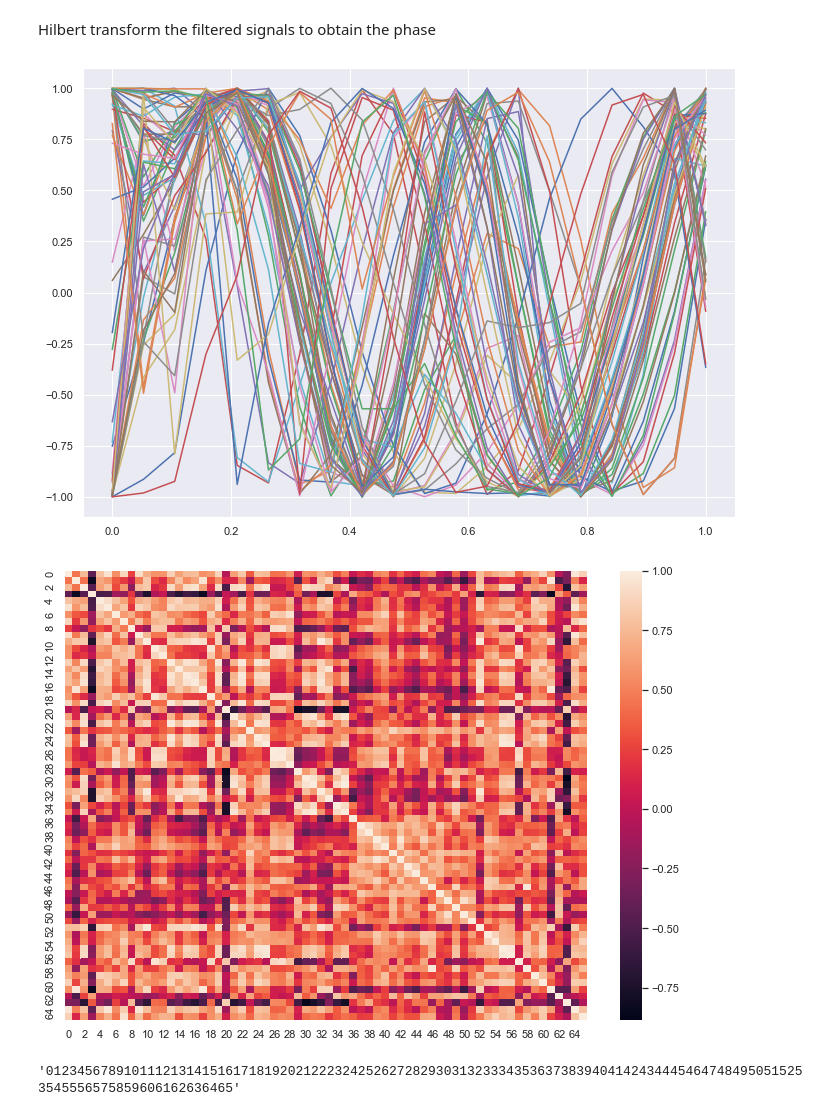
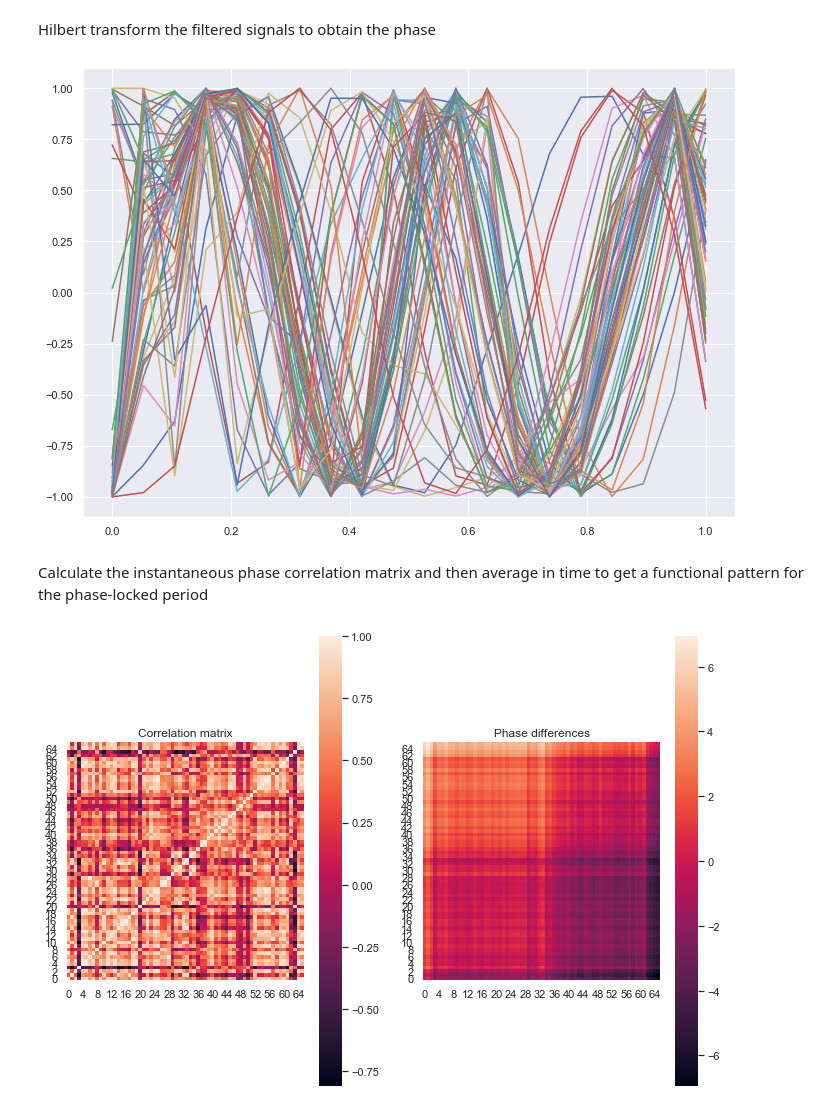
Before and after one commit to rnartallo/kuramotocontrol, a Jupyter notebook: MainNotebook.ipynb, the cells around one changed output. Saved outputs shown, nothing was run; the diff lists cells and outputs as text; code cells hidden in the pictures.

Commit message:
Further attempts at brain network, 2d example of non stability, some attempts with parcellated brain regions

```diff
--- a/MainNotebook.ipynb
+++ b/MainNotebook.ipynb
@@ -228,7 +229,7 @@ DataAsArray=np.array(DataAsArray)
 #Phase-locked region is the same as the one obtained by Basset et al.
 DataAsArray=DataAsArray[248:268,:]
 #Filter using same parameters as Basset et al.
-FilteredSignals = KFB.butter_bandpass_filter(DataAsArray,0.04,0.06,0.5,2)
+FilteredSignals = KFB.butter_bandpass_filter(DataAsArray,0.04,0.07,0.5,2)
 # %% [markdown]
 Hilbert transform the filtered signals to obtain the phase
 # %%
@@ -238,23 +239,28 @@ t=np.linspace(0,1,20)
 for i in range(0,N):
     ax = sns.lineplot(t,np.sin(instantaneous_phase[:,i]))
 # %% [output]
-[figure, old version]
+[figure, new version]
+# %% [markdown]
+Calculate the instantaneous phase correlation matrix and then average in time to get a functional pattern for the phase-locked period
 # %%
 Cos_Phase_Differences = np.zeros((N,N,20))
+Phase_Differences = np.zeros((N,N,20))
 for i in range(0,20):
     for j in range(0,N):
         for k in range(0,N):
             Cos_Phase_Differences[j][k][i] = np.cos(instantaneous_phase[i][k]-instantaneous_phase[i][j])
+            Phase_Differences[j][k][i] = instantaneous_phase[i][k]-instantaneous_phase[i][j]
 Average_Cos_Phase_Difference = np.mean(Cos_Phase_Differences,axis=2)
-label66 =''
-for i in range(0,N):
-    label66+=str(i+1)
-ax= sns.heatmap(Average_Cos_Phase_Difference.T)
-ax.invert_yaxis
+Average_Phase_Difference = np.mean(Phase_Differences,axis=2)
+x_min_brain = Average_Phase_Difference[:,0]
+
+fig, (ax1, ax2) = plt.subplots(1,2)
+ax1= sns.heatmap(Average_Cos_Phase_Difference.T,ax=ax1,square=True)
+ax1.invert_yaxis()
+ax2= sns.heatmap(Average_Phase_Difference.T,ax=ax2,square=True)
+ax2.invert_yaxis()
+ax1.title.set_text('Correlation matrix')
+ax2.title.set_text('Phase differences')
 plt.show()
 # %% [output]
-[figure, old version]
+[figure, new version]
-# %%
-label66
-# %% [output]
-'01234567891011121314151617181920212223242526272829303132333435363738394041424344454647484950515253545556575859606162636465'
```
Also changed, not shown: parts of 15 cells of this notebook, 2 other files.
